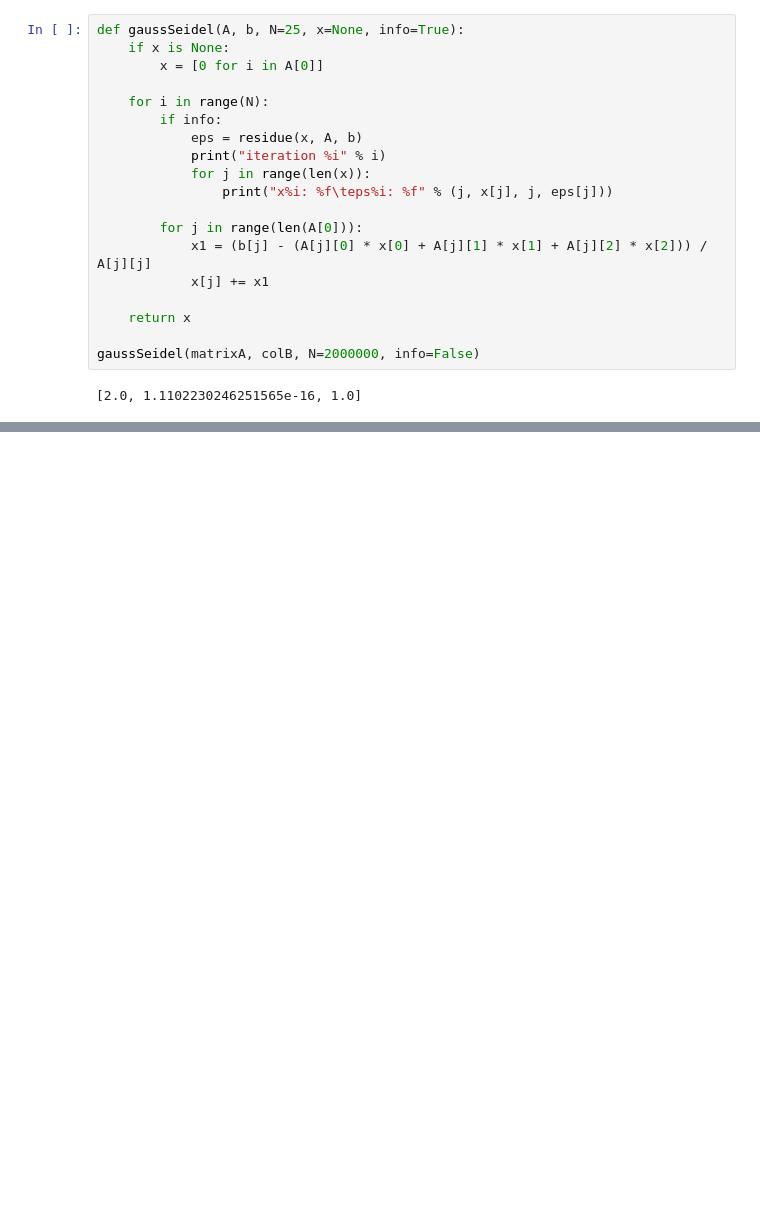
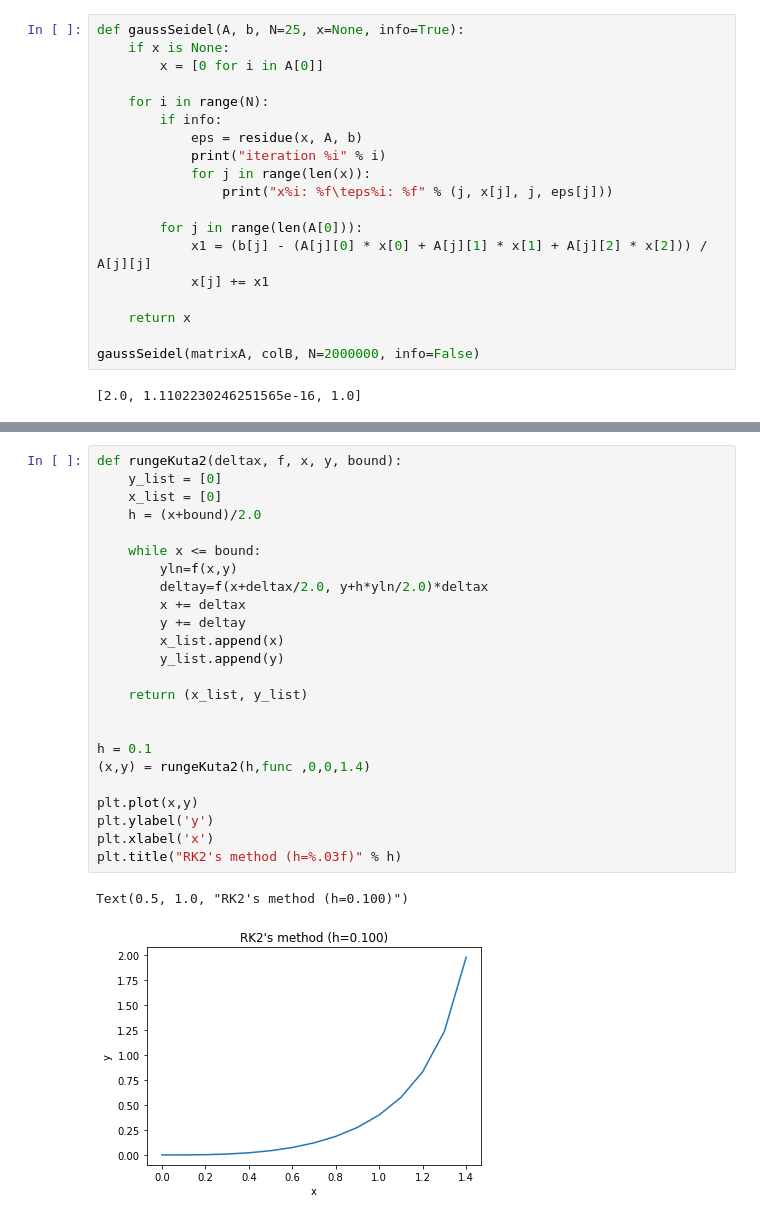
Before and after one commit to goncaloacteixeira/feup-mnum, a Jupyter notebook: test2/test2_revision_jumaruba.ipynb, the cells around one changed output, grey strips where cells are left out. Cells and saved outputs as stored; diff of their text form; blank space fills up the shorter version.

```diff
--- a/test2/test2_revision_jumaruba.ipynb
+++ b/test2/test2_revision_jumaruba.ipynb
@@ -184,0 +301,27 @@ gaussSeidel(matrixA, colB, N=2000000, info=False)
+# %%
+def rungeKuta2(deltax, f, x, y, bound):
+    y_list = [0]
+    x_list = [0]
+    h = (x+bound)/2.0
+
+    while x <= bound:
+        yln=f(x,y)
+        deltay=f(x+deltax/2.0, y+h*yln/2.0)*deltax
+        x += deltax
+        y += deltay
+        x_list.append(x)
+        y_list.append(y)
+
+    return (x_list, y_list)
+
+
+h = 0.1
+(x,y) = rungeKuta2(h,func ,0,0,1.4)
+
+plt.plot(x,y)
+plt.ylabel('y')
+plt.xlabel('x')
+plt.title("RK2's method (h=%.03f)" % h)
+# %% [output]
+Text(0.5, 1.0, "RK2's method (h=0.100)")
+[figure, added]
```
Also changed, not shown: parts of 10 cells of this notebook.
